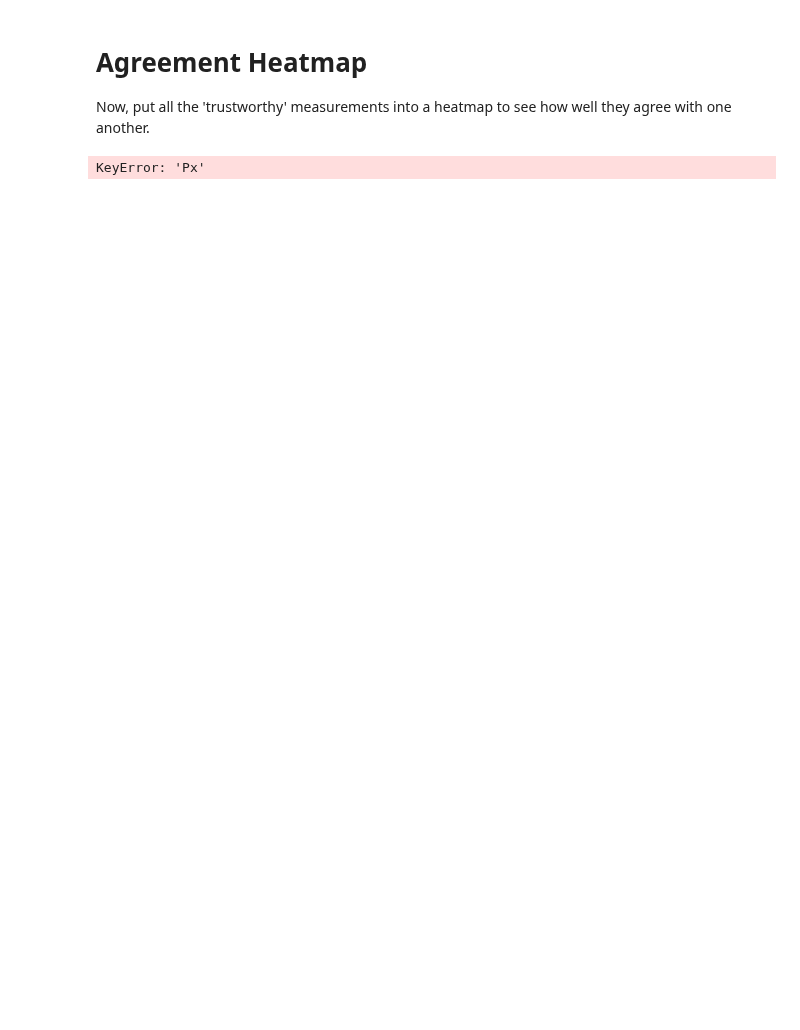
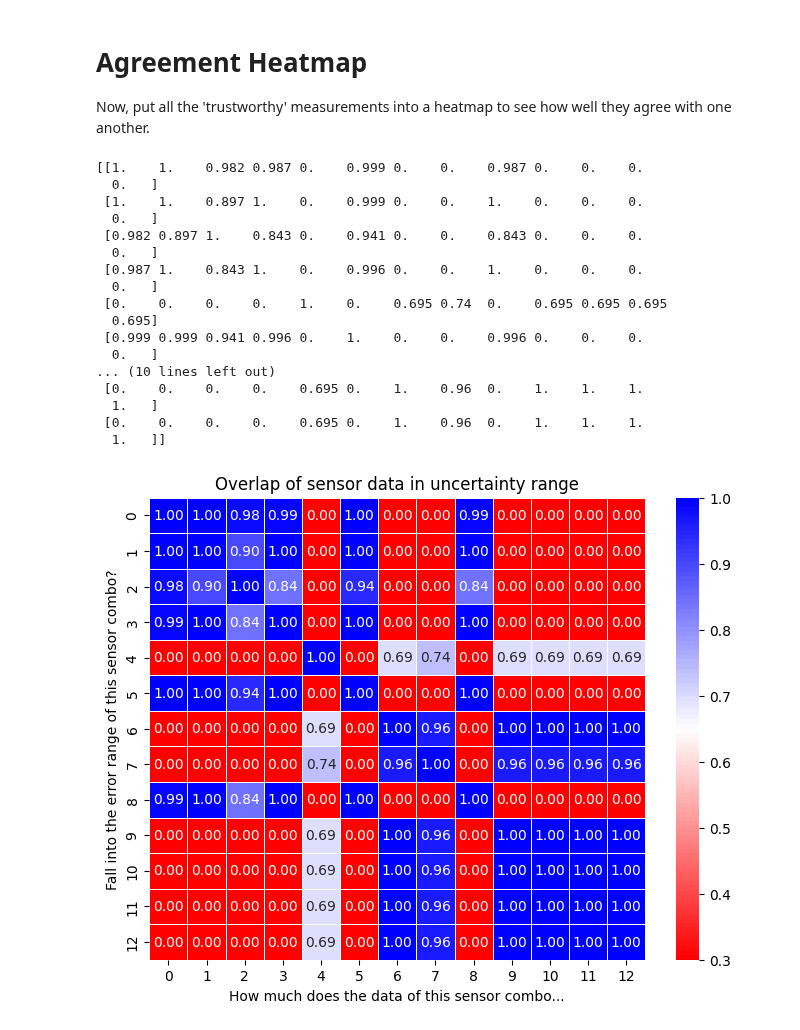
Before and after one commit to jadenmecham/First-Project, a Jupyter notebook: 3 - Sort All Combos/floris-adapted/springmass-sort.ipynb, the cells around one changed output. Saved outputs shown, nothing was run; the diff lists cells and outputs as text; code cells hidden in the pictures; blank space fills up the shorter version.

```diff
--- a/3 - Sort All Combos/floris-adapted/springmass-sort.ipynb
+++ b/3 - Sort All Combos/floris-adapted/springmass-sort.ipynb
@@ -427,19 +437,66 @@ plt.show()
 # %% [markdown]
 # Agreement Heatmap
 Now, put all the 'trustworthy' measurements into a heatmap to see how well they agree with one another.
-# %%
-import seaborn as sns
-from matplotlib.colors import LinearSegmentedColormap
-
-overlaps_x = np.ones((len(trustworthy_x), len(trustworthy_x)))
-
-# check if a state estiamte for position overlaps with the uncertainty range of all other position estimates. Only do this with the trustworthy estimates
-for i in range(len(trustworthy_x)):
-    for j in range(len(trustworthy_x)):
-        k = trustworthy_x[i]
-        l = trustworthy_x[j]
-        if k != l:
-            overlap = np.sum((results[k]['x'] + results[k]['Px'] > results[l]['x']) & (reults[l]['x'] - results[k]['Px'] < results[l]['x'])) / len(results[k])
-            overlaps_x[i,j] = overlap
-# %% [output]
-KeyError: 'Px'
+# %%
+import seaborn as sns
+from matplotlib.colors import LinearSegmentedColormap
+
+overlaps_x = np.ones((len(trustworthy_x), len(trustworthy_x)))
+# I need to compute the percent of the time that the data from one C falls within the error range of all other C
+for i in range(len(trustworthy_x)):
+    for j in range(len(trustworthy_x)):
+        if i == j:
+            continue
+        else:
+            # get the index of the C matrix
+            C_i = trustworthy_x[i]
+            C_j = trustworthy_x[j]
+            # get the data for the C matrix
+            x_i = x_hat[C_i]
+            x_j = x_hat[C_j]
+            # get the covariance for the C matrix
+            sigma_i = 0.1 #3 * sigma_x[C_i]
+            sigma_j = 0.1 #3 * sigma_x[C_j]
+            # get the time that the data falls within the error range
+            overlap = np.sum(np.logical_and(x_i - sigma_i < x_j, x_j < x_i + sigma_i)) / len(x_i)
+            overlaps_x[i, j] = overlap
+
+
+# print(overlaps_x)
+
+# plot overlapvals onto a red and blue heatmap with values from 0 to 1
+# Define custom colormap
+colors = ["red", "white", "blue"]  # Define the colors for your gradient
+cmap_name = "custom_colormap"
+custom_cmap = LinearSegmentedColormap.from_list(cmap_name, colors, N=100)
+
+# Create the heatmap
+plt.figure(figsize=(8, 6))
+sns.heatmap(overlaps_x, cmap=custom_cmap, annot=True, fmt=".2f", linewidths=.5, vmin=0.3, vmax=1)
+
+# Add title and labels
+plt.title("Overlap of sensor data in uncertainty range")
+plt.xlabel("How much does the data of this sensor combo...")
+plt.ylabel("Fall into the error range of this sensor combo?")
+
+# Show the plot
+plt.show()
+# %% [output]
+[[1.    1.    0.982 0.987 0.    0.999 0.    0.    0.987 0.    0.    0.
+  0.   ]
+ [1.    1.    0.897 1.    0.    0.999 0.    0.    1.    0.    0.    0.
+  0.   ]
+ [0.982 0.897 1.    0.843 0.    0.941 0.    0.    0.843 0.    0.    0.
+  0.   ]
+ [0.987 1.    0.843 1.    0.    0.996 0.    0.    1.    0.    0.    0.
+  0.   ]
+ [0.    0.    0.    0.    1.    0.    0.695 0.74  0.    0.695 0.695 0.695
+  0.695]
+ [0.999 0.999 0.941 0.996 0.    1.    0.    0.    0.996 0.    0.    0.
+  0.   ]
+... (10 lines left out)
+ [0.    0.    0.    0.    0.695 0.    1.    0.96  0.    1.    1.    1.
+  1.   ]
+ [0.    0.    0.    0.    0.695 0.    1.    0.96  0.    1.    1.    1.
+  1.   ]]
+[figure, added]
```
Also changed, not shown: parts of 12 cells of this notebook.
